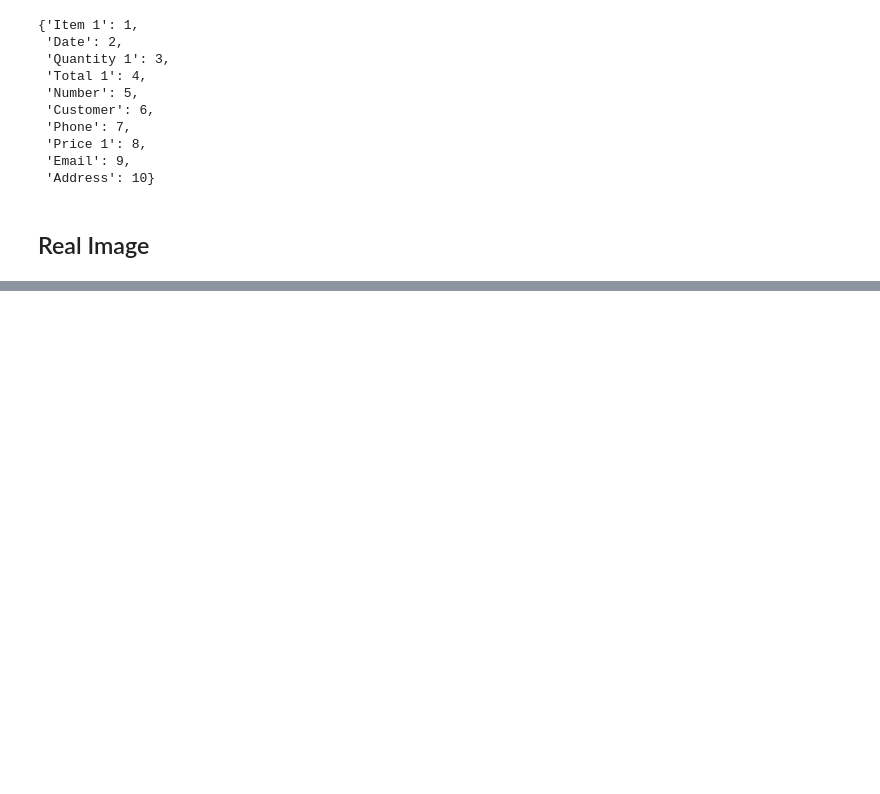
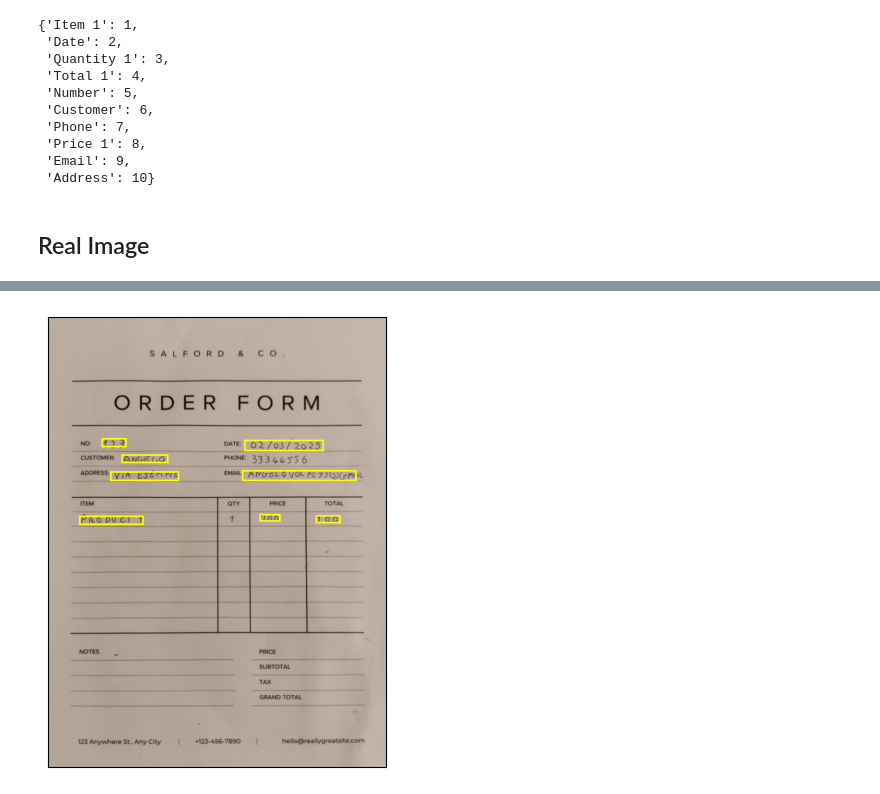
Before and after one commit to angelo-volpe/document-generator-text-extractor, a Jupyter notebook: notebooks/TextDetectorModel.ipynb, the cells around one changed output, grey strips where cells are left out. Saved outputs shown, nothing was run; the diff lists cells and outputs as text; code cells hidden in the pictures; blank space fills up the shorter version.

```diff
--- a/notebooks/TextDetectorModel.ipynb
+++ b/notebooks/TextDetectorModel.ipynb
@@ -254,4 +330,4 @@ template = cv2.imread("/Users/volpea/Documents/projects/document-generator-text-
 registered_image = align_to_template(image, template)
 registered_image = Image.fromarray(cv2.cvtColor(registered_image, cv2.COLOR_BGR2RGB))
 # %%
-process_document(trained_model, registered_image, device, confidence_threshold=0.1)
+image, prediction = process_document(model, registered_image, transform, confidence_threshold=0.5)
@@ -265,0 +347,4 @@ Scores: [0.18327433 0.1273529  0.1012964  0.08460017 0.06198521]
+# %%
+plot([(image, prediction)])
+# %% [output]
+[figure, added]
```
Also changed, not shown: parts of 41 cells of this notebook, 8 other files.
